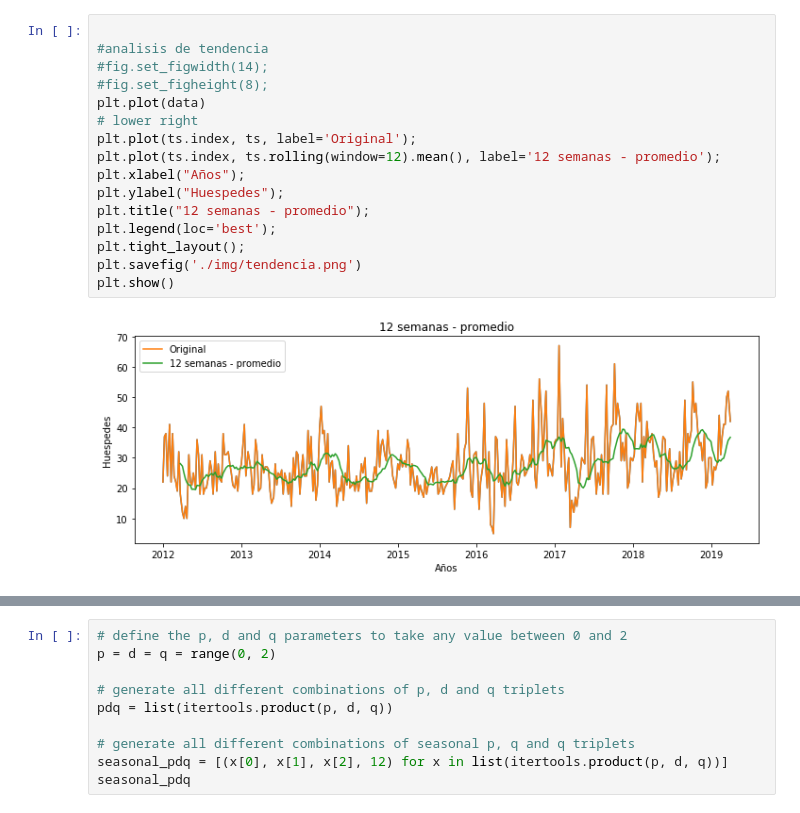
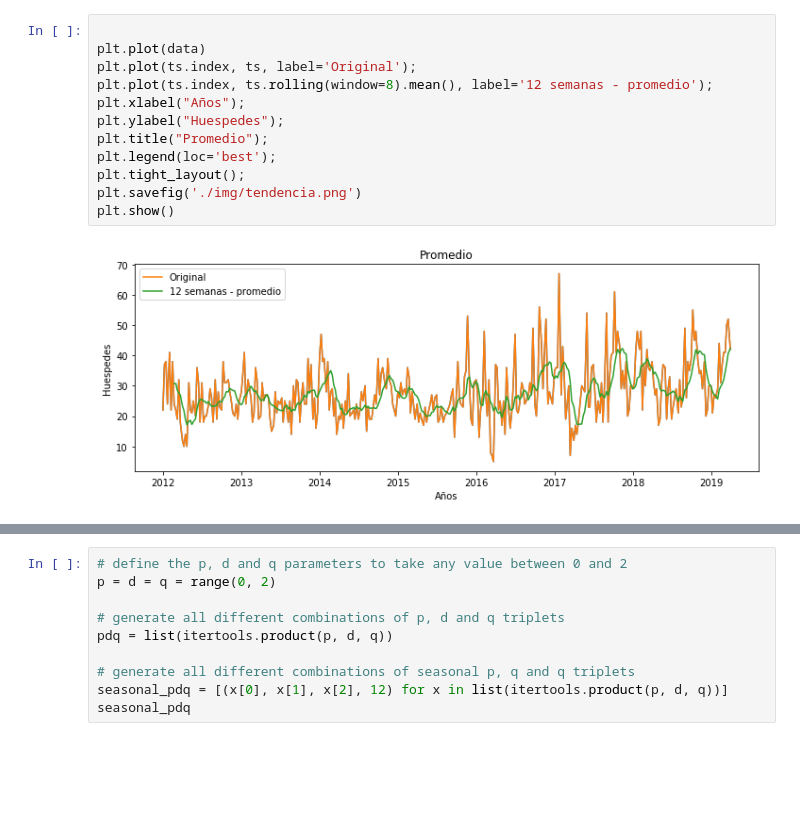
Before and after one commit to cristzelada/Tesis, a Jupyter notebook: forecasting/arima.ipynb, the cells around one changed output, grey strips where cells are left out. Saved outputs shown, nothing was run; the diff lists cells and outputs as text; blank space fills up the shorter version.

Commit message:
recalcular por semana

```diff
--- a/forecasting/arima.ipynb
+++ b/forecasting/arima.ipynb
@@ -54,20 +56,16 @@ plt.show()
 [figure]
 # %%
 
-#analisis de tendencia
-#fig.set_figwidth(14);
-#fig.set_figheight(8);
 plt.plot(data)
-# lower right
 plt.plot(ts.index, ts, label='Original');
-plt.plot(ts.index, ts.rolling(window=12).mean(), label='12 semanas - promedio');
+plt.plot(ts.index, ts.rolling(window=8).mean(), label='12 semanas - promedio');
 plt.xlabel("Años");
 plt.ylabel("Huespedes");
-plt.title("12 semanas - promedio");
+plt.title("Promedio");
 plt.legend(loc='best');
 plt.tight_layout();
 plt.savefig('./img/tendencia.png')
 plt.show()
 # %% [output]
-[figure, old version]
+[figure, new version]
 # %%
```
Also changed, not shown: parts of 20 cells of this notebook, 4 other files.
